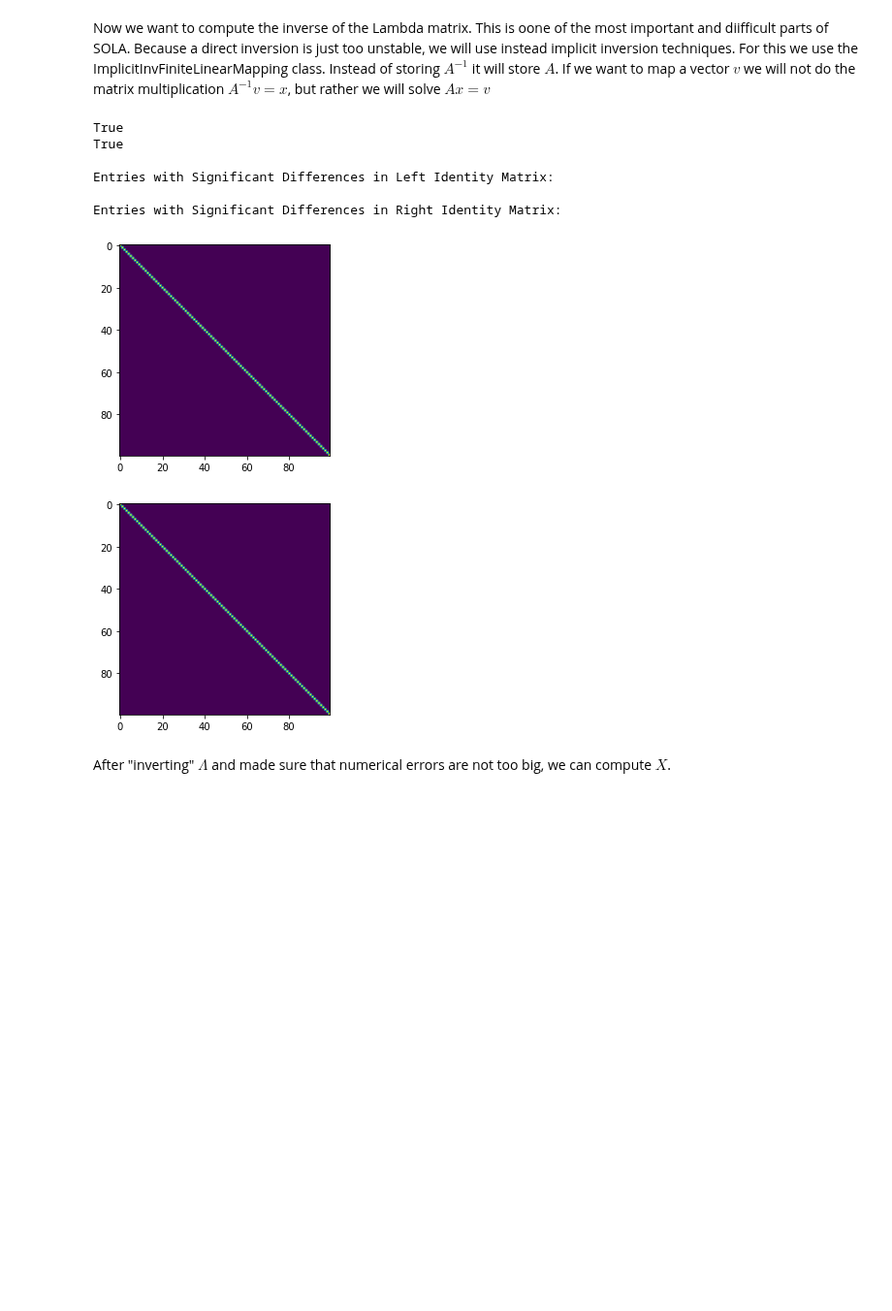
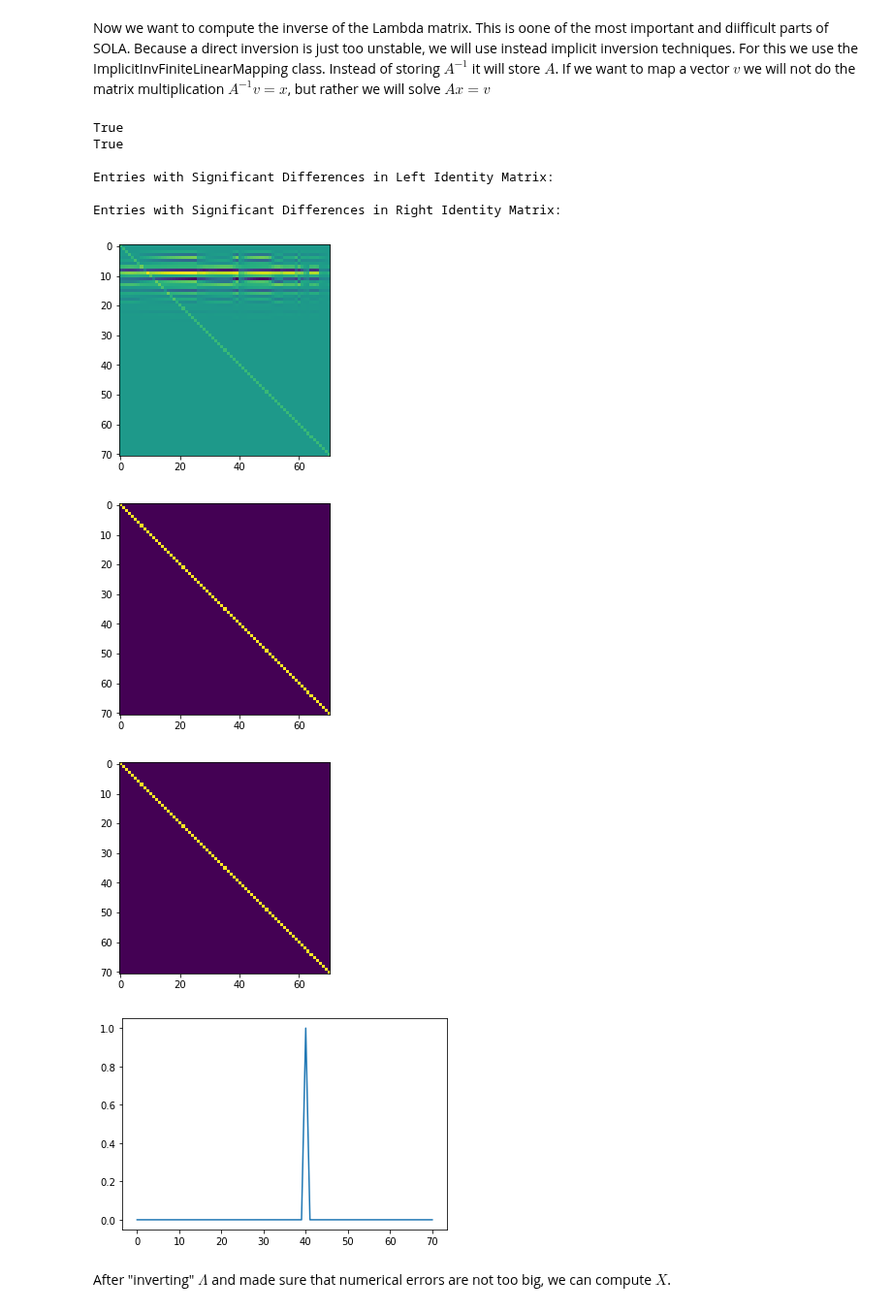
Before and after one commit to Adrian-Mag/SOLA_DLI, a Jupyter notebook: Implicit_inversion.ipynb, the cells around one changed output. Shown at 97% size. Saved outputs shown, nothing was run; the diff lists cells and outputs as text; code cells hidden in the pictures; blank space fills up the shorter version.

```diff
--- a/Implicit_inversion.ipynb
+++ b/Implicit_inversion.ipynb
@@ -39,7 +39,7 @@ EarthDomain = HyperParalelipiped(bounds=[[kernel_discrete_domain[0],
                                           fineness=1000)
 
 sensitivity_kernels = []
-how_many_kernels_to_load = 100#len(discrete_sensitivity_kernels)
+how_many_kernels_to_load = int(len(discrete_sensitivity_kernels) / 2)
 for i, discrete_sensitivity_kernel in enumerate(discrete_sensitivity_kernels[0:how_many_kernels_to_load]):
     sensitivity_kernels.append(Interpolation_1D(values=discrete_sensitivity_kernel,
                                                 raw_domain=kernel_discrete_domain,
@@ -55,7 +55,7 @@ M = PCb(domain=EarthDomain)
 # Create Data space (must know number of sensitivity kernels)
 D = RN(dimension=len(sensitivity_kernels))
 # Create Property space (must know number of target kernels)
-no_targets = 10  # Number of targets we will use
+no_targets = 1  # Number of targets we will use
 P = RN(dimension=no_targets)
 # %% [markdown]
 And the mappings. For the property mapping we also need to create some target kernels.
@@ -68,12 +68,13 @@ width = 1000 # same units as domain
 enquiry_points = np.linspace(EarthDomain.bounds[0][0],
                              EarthDomain.bounds[0][1],
                              no_targets)
-
+enquiry_points = np.array([5000])
 target_kernels = []
 for i in range(no_targets):
     target_kernels.append(Gaussian_1D(domain=EarthDomain,
                                center=enquiry_points[i],
                                width=width))
+target_kernels = sensitivity_kernels
 T = IntegralMapping(domain=M, codomain=P, kernels=target_kernels)
 # %% [markdown]
 Now we generate some fake true model and data
@@ -107,7 +108,8 @@ Gamma = T * G_adjoint
 Now we want to compute the inverse of the Lambda matrix. This is oone of the most important and diifficult parts of SOLA. Because a direct inversion is just too unstable, we will use instead implicit inversion techniques. For this we use the ImplicitInvFiniteLinearMapping class. Instead of storing $A^{-1}$ it will store $A$. If we want to map a vector $v$ we will not do the matrix multiplication $A^{-1}v=x$, but rather we will solve $Ax=v$
 # %%
 Lambda_inv = Lambda.invert(check_determinant=False)
-
+Lmabda_inv_numpy = np.linalg.inv(Lambda.matrix)
+plt.imshow(np.dot(Lmabda_inv_numpy, Lambda.matrix))
 # Now let's do some checks to see how good we can invert (implicitly) our
 # matrix. Check if the inversion is good enough. We compute the left and right
 # identities and check how close they get to the actual identitiy metrix.
@@ -131,36 +133,40 @@ print(right_identity.matrix) """
 # differences here.
 threshold = 1e-3
 print(np.allclose(left_identity.matrix, np.eye(Lambda.matrix.shape[0]), atol=threshold))
 print(np.allclose(right_identity.matrix, np.eye(Lambda.matrix.shape[0]), atol=threshold))
 
 # Find where the matrices differ significantly from the identity matrix
 left_difference = left_identity.matrix - np.eye(Lambda.matrix.shape[0])
 right_difference = right_identity.matrix - np.eye(Lambda.matrix.shape[0])
 
 # Iterate through the entries and print only those that differ beyond the threshold
 print("\nEntries with Significant Differences in Left Identity Matrix:")
 for i in range(left_difference.shape[0]):
     for j in range(left_difference.shape[1]):
         if abs(left_difference[i, j]) > threshold:
             print(f"({i}, {j}): {left_difference[i, j]}")
 
 print("\nEntries with Significant Differences in Right Identity Matrix:")
 for i in range(right_difference.shape[0]):
     for j in range(right_difference.shape[1]):
         if abs(right_difference[i, j]) > threshold:
             print(f"({i}, {j}): {right_difference[i, j]}")
-
+plt.figure(11)
+plt.plot(left_identity.matrix[40,:])
+plt.show()
 # Try using fewer or more sensitivity kernels and then see how big/small the
 # threshold becomes
 # %% [output]
 True
 True
 
 Entries with Significant Differences in Left Identity Matrix:
 
 Entries with Significant Differences in Right Identity Matrix:
-[figure, old version]
+[figure, new version]
-[figure, old version]
+[figure, new version]
+[figure, added]
+[figure, added]
 # %% [markdown]
 After "inverting" $\Lambda$ and made sure that numerical errors are not too big, we can compute $X$.
 # %%
```
Also changed, not shown: parts of 3 cells of this notebook, 6 other files.
